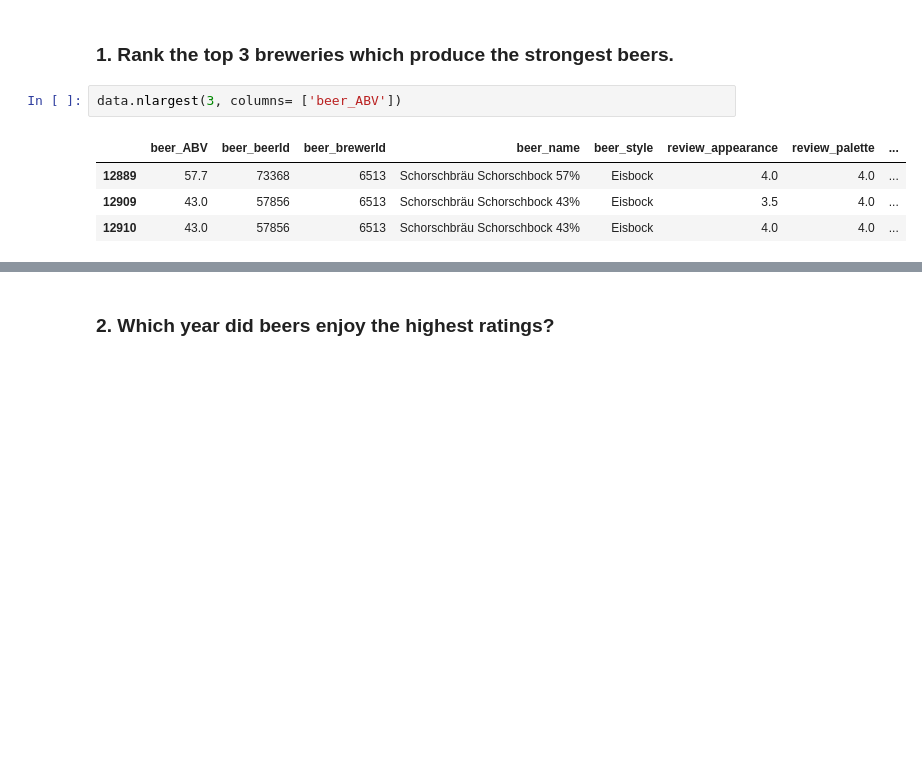
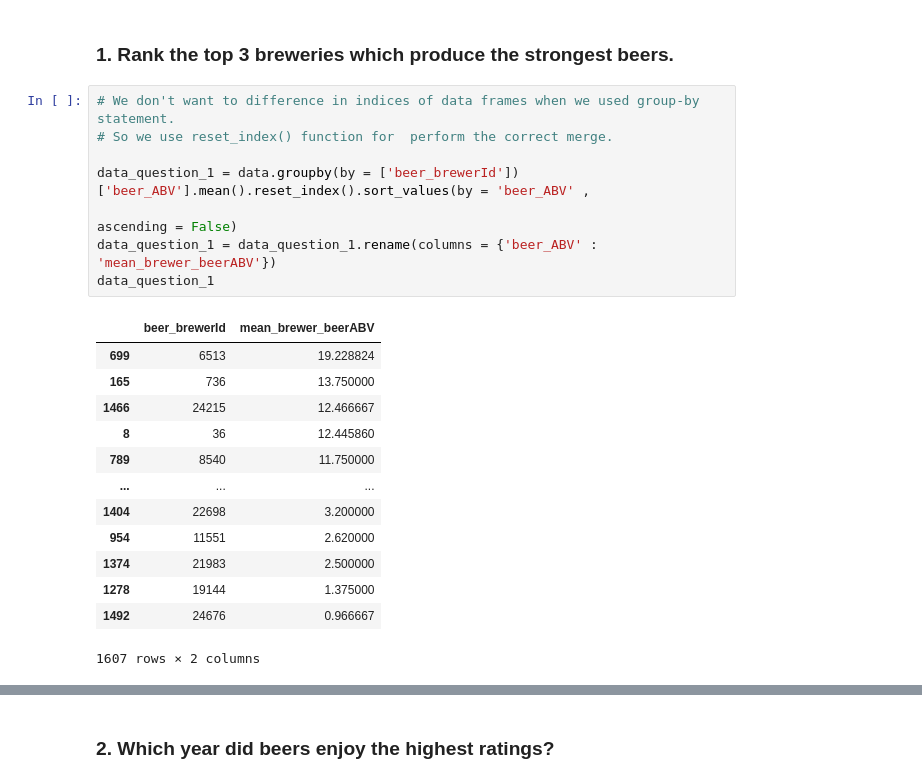
Before and after one commit to tugceturkkal/Data-Projects, a Jupyter notebook: Beer Data Analysis.ipynb, the cells around one changed output, grey strips where cells are left out. Saved outputs shown, nothing was run; the diff lists cells and outputs as text; blank space fills up the shorter version.

Commit message:
Beer Data Analysis

```diff
--- a/Beer Data Analysis.ipynb
+++ b/Beer Data Analysis.ipynb
@@ -137,9 +139,24 @@ data.shape
 # %% [markdown]
 ### 1. Rank the top 3 breweries which produce the strongest beers.
 # %%
-data.nlargest(3, columns= ['beer_ABV'])
+# We don't want to difference in indices of data frames when we used group-by statement.
+# So we use reset_index() function for  perform the correct merge.
+
+data_question_1 = data.groupby(by = ['beer_brewerId'])['beer_ABV'].mean().reset_index().sort_values(by = 'beer_ABV' ,
+                                                                                                  ascending = False)
+data_question_1 = data_question_1.rename(columns = {'beer_ABV' : 'mean_brewer_beerABV'})
+data_question_1
 # %% [output]
-|  | beer_ABV | beer_beerId | beer_brewerId | beer_name | beer_style | review_appearance | review_palette | ... |
-| 12889 | 57.7 | 73368 | 6513 | Schorschbräu Schorschbock 57% | Eisbock | 4.0 | 4.0 | ... |
-| 12909 | 43.0 | 57856 | 6513 | Schorschbräu Schorschbock 43% | Eisbock | 3.5 | 4.0 | ... |
-| 12910 | 43.0 | 57856 | 6513 | Schorschbräu Schorschbock 43% | Eisbock | 4.0 | 4.0 | ... |
+|  | beer_brewerId | mean_brewer_beerABV |
+| 699 | 6513 | 19.228824 |
+| 165 | 736 | 13.750000 |
+| 1466 | 24215 | 12.466667 |
+| 8 | 36 | 12.445860 |
+| 789 | 8540 | 11.750000 |
+| ... | ... | ... |
+| 1404 | 22698 | 3.200000 |
+| 954 | 11551 | 2.620000 |
+| 1374 | 21983 | 2.500000 |
+| 1278 | 19144 | 1.375000 |
+| 1492 | 24676 | 0.966667 |
+1607 rows × 2 columns
```
Also changed, not shown: parts of 8 cells of this notebook.
